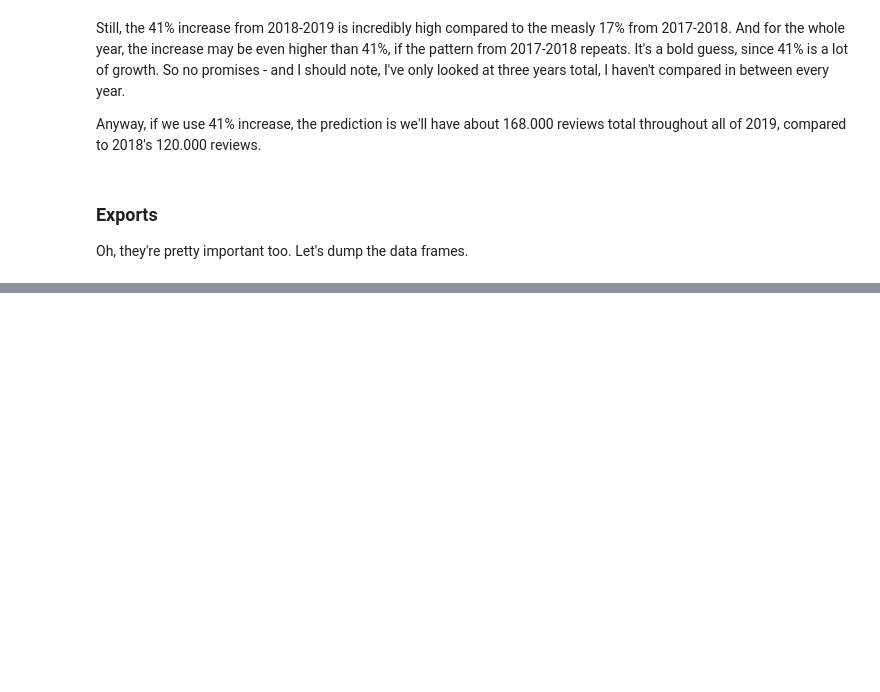
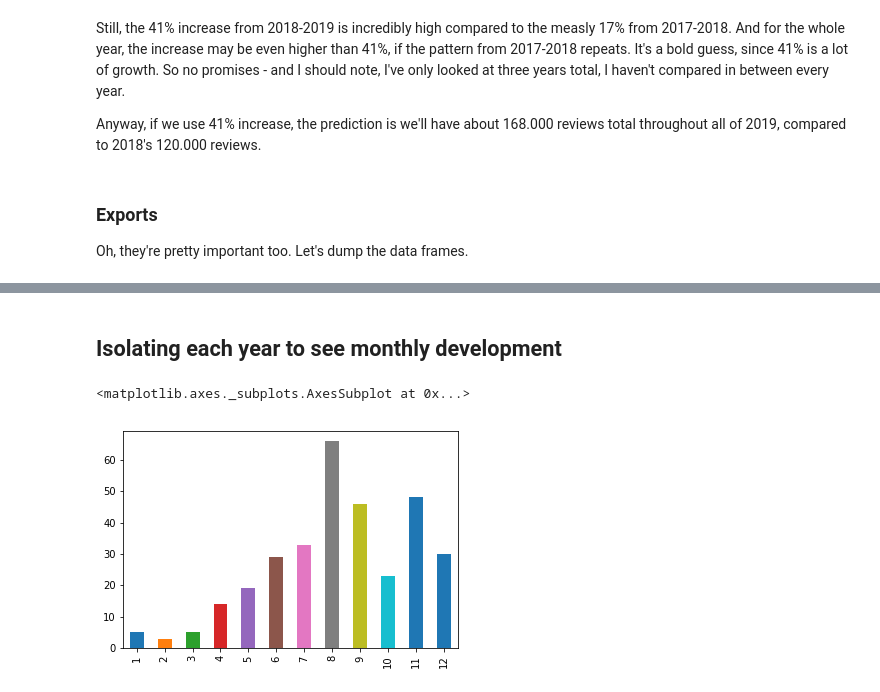
Before and after one commit to homboli/social_data, a Jupyter notebook: Review exploratory analysis.ipynb, the cells around one changed output, grey strips where cells are left out. Cells and saved outputs as stored; diff of their text form; code cells hidden in the pictures; blank space fills up the shorter version.

```diff
--- a/Review exploratory analysis.ipynb
+++ b/Review exploratory analysis.ipynb
@@ -413,0 +482,16 @@ reviewers_info.to_csv("reviewers_info.csv")
+# %% [markdown]
+## Isolating each year to see monthly development
+# %%
+def isolateYear(year):
+    month = []
+    count = []
+    for i in range(0, yearMonths.count()):
+        if (int(yearMonths.index[i][0:4]) == year):
+            month.append(int(yearMonths.index[i][-2:]))
+            count.append(yearMonths[i])
+    return pd.Series(count, index=month).sort_index()
+# %%
+isolateYear(2011).plot.bar()
+# %% [output]
+<matplotlib.axes._subplots.AxesSubplot at 0x...>
+[figure, added]
```
Also changed, not shown: parts of 17 cells of this notebook.
